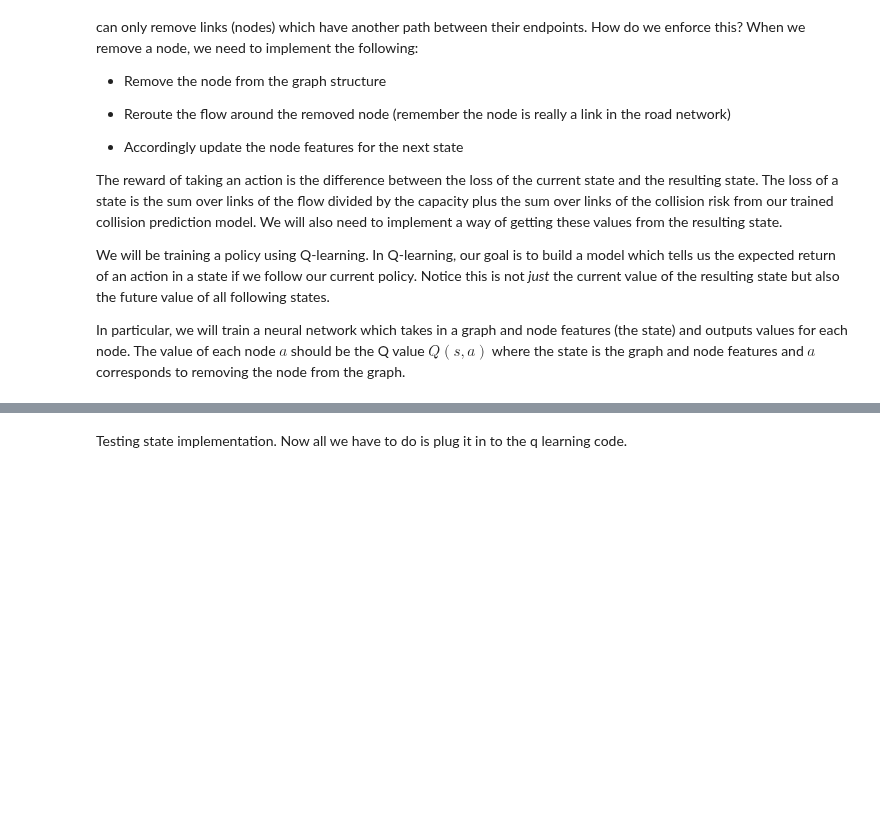
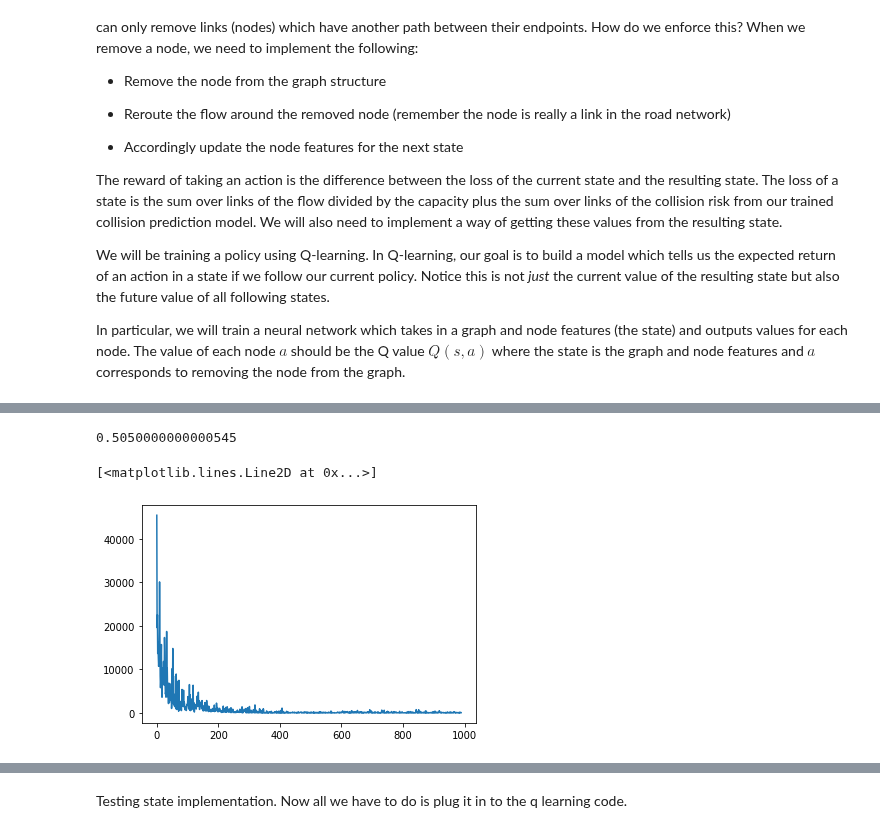
Before and after one commit to rtealwitter/OpenStreets, a Jupyter notebook: wrangle_taxi_data.ipynb, the cells around one changed output, grey strips where cells are left out. Drawn from its saved outputs; the diff is of its cells as text; code cells hidden in the pictures; blank space fills up the shorter version.

```diff
--- a/wrangle_taxi_data.ipynb
+++ b/wrangle_taxi_data.ipynb
@@ -607,6 +573,7 @@ class Static:
     dual_graph = pickle.load(open('data/dual_graph.pkl', 'rb'))
     # links and capacity
     link_to_capacity = dict(zip(links['OBJECTID'], links['Number_Tra']))
+    link_to_length = dict(zip(links['OBJECTID'], links['SHAPE_Leng']))
     for link in link_to_capacity:
         if link_to_capacity[link] == None: link_to_capacity[link] = 1
         else: link_to_capacity[link] = int(link_to_capacity[link])
@@ -733,3 +730,6 @@ class State:
+# %%
+#for i in range(10):
+current_state = State(day, removed_links, list(remaining_links), flows_month)
 # %%
 class ReplayBuffer:
     def __init__(self, max_size):
@@ -744,8 +744,8 @@ class ReplayBuffer:
             self.buffer[name].append(dictionary[name])
 
     def sample(self, batch_size):
-        indices = np.random.choice(len(self.current_states), batch_size, replace=False)
-        return {name : [self.buffer[i] for i in indices] for name in self.names}
+        indices = np.random.choice(len(self), batch_size, replace=False)
+        return {name : [self.buffer[name][i] for i in indices] for name in self.names}
 
     def __len__(self):
         return len(self.buffer['current_state'])
@@ -752,42 +832,65 @@ class ReplayBuffer:
 # %%
-years = ['2013', '2014', '2015', '2016']
+years = ['2013', '2014', '2015']
 months = ['01', '02', '03', '04', '05', '06', '07', '08', '09', '10', '11', '12']
-num_steps = 1000
-batch_size = 100
+num_steps = 5000
+batch_size = 10
+epsilon_decay = 1/2000
+epsilon_min = .1
+epsilon = 1
+gamma = 0.99
+
 score = 0
 memory = ReplayBuffer(max_size = 1000)
 losses = []
 scores = []
 
-num_hard_update = 10
+count_hard_update = 10
 
-dqn =
-dqn_target =
+dqn = ConvGraphNet(input_dim = 127)
+optimizer = torch.optim.Adam(dqn.parameters(), lr=0.001)
+dqn_target = ConvGraphNet(input_dim = 127)
+dqn_target.load_state_dict(dqn.state_dict())
+
+# Get good subsets to run on
+big_strong_components = []
+for nodes in nx.strongly_connected_components(Static.dual_graph):
+    if len(nodes) >= 20: big_strong_components += [list(nodes)]
 
 done = True
 for i in range(num_steps):
     if done:
         year, month = np.random.choice(years, 1)[0], np.random.choice(months, 1)[0]
+        remaining_nodes = big_strong_components[np.random.choice(len(big_strong_components))]
         day = f'{year}-{month}-01'
         flows_month = pickle.load(open(f'flows/flow_{year}_{month}.pickle', 'rb'))
-        current_state = State(day, [], flows_month)
+        current_state = State(day, [], remaining_nodes, flows_month)
         scores += [score]
         score = 0
 
-    action = select_action(current_state, epsilon) # greedy with 1-epsilon and random with epsilon
+    action = select_action(current_state, epsilon, dqn) # greedy with 1-epsilon and random with epsilon
 
     next_state, reward, done = take_action(current_state, action)
+    score += reward
     memory.store({'current_state': current_state, 'next_state': next_state, 'action': action, 'reward': reward, 'done': done})
 
     if len(memory) > batch_size:
         batch = memory.sample(batch_size)
-        loss = optimize_model(batch) # calculate loss and update weights
+        loss = optimize_model(batch, dqn, dqn_target, optimizer, gamma) # calculate loss and update weights
         epsilon -= epsilon_decay
         epsilon = max(epsilon, epsilon_min)
 
         losses += [loss]
 
-        if (i - batch_size) % num_hard_update == 0:
+        if (i - batch_size) % count_hard_update == 0:
             dqn_target.load_state_dict(dqn.state_dict())
 
     current_state = next_state
+# %%
+epsilon
+# %% [output]
+0.5050000000000545
+# %%
+plt.plot(losses)
+# %% [output]
+[<matplotlib.lines.Line2D at 0x...>]
+[figure, added]
```
Also changed, not shown: parts of 21 cells of this notebook.
